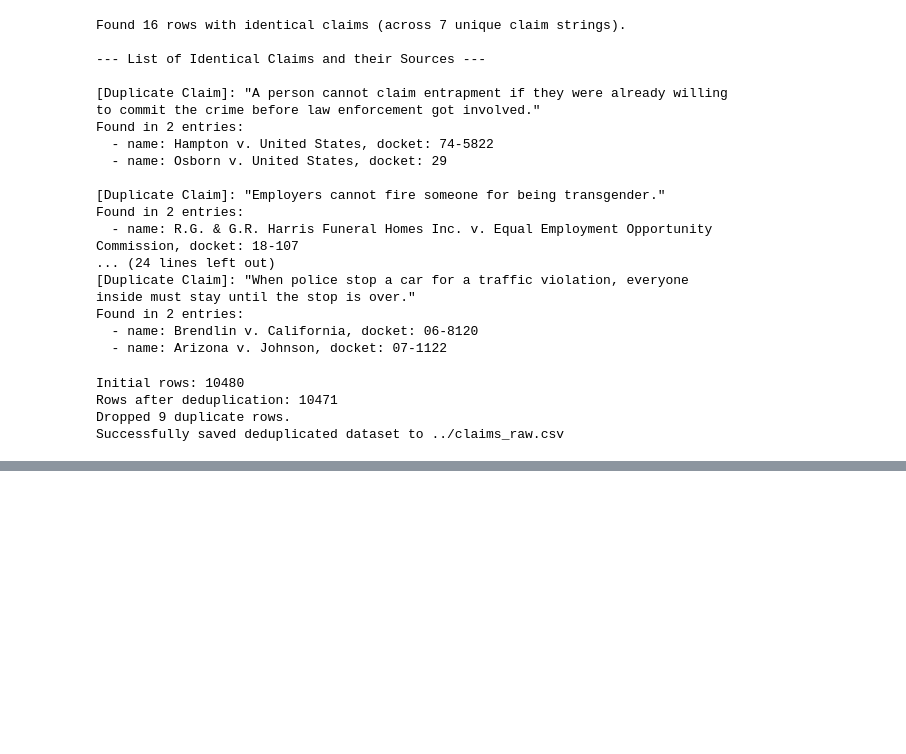
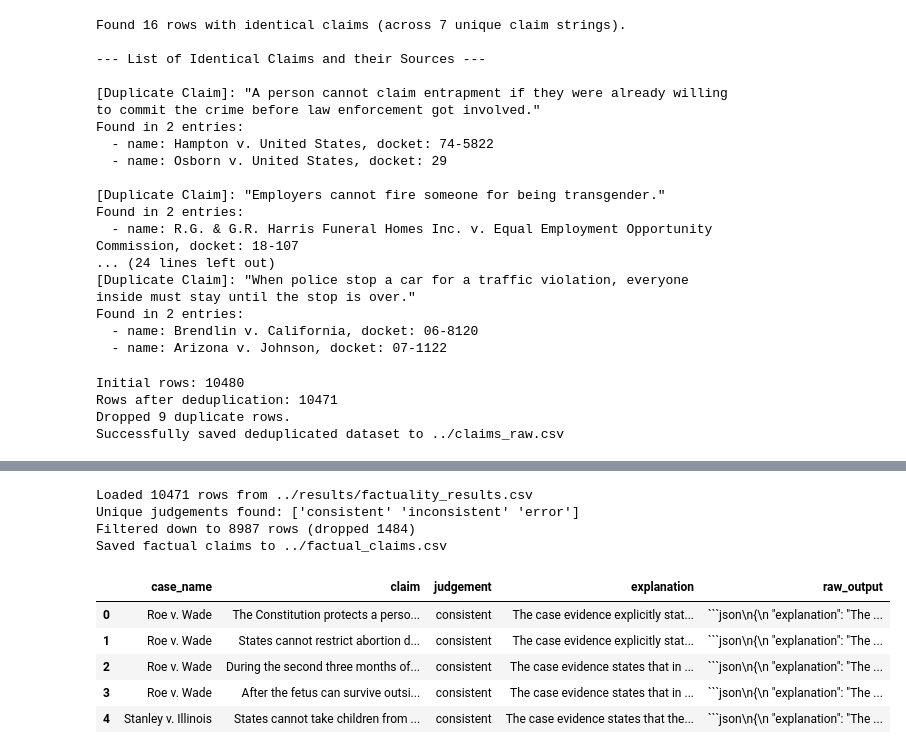
Before and after one commit to idirlab/supreme-court-dataset, a Jupyter notebook: experiments/dataset_test.ipynb, the cells around one changed output, grey strips where cells are left out. Cells and saved outputs as stored; diff of their text form; code cells hidden in the pictures; blank space fills up the shorter version.

````diff
--- a/experiments/dataset_test.ipynb
+++ b/experiments/dataset_test.ipynb
@@ -128,0 +229,50 @@ Successfully saved deduplicated dataset to ../claims_raw.csv
+# %%
+# Filter claims based on factuality results
+from pathlib import Path
+
+results_path = Path("../results/factuality_results.csv")
+output_path = Path("../factual_claims.csv")
+
+if results_path.exists():
+    df_results = pd.read_csv(results_path)
+    print(f"Loaded {len(df_results)} rows from {results_path}")
+
+    if 'judgement' in df_results.columns:
+        # Normalize judgement column
+        df_results['judgement_clean'] = df_results['judgement'].astype(str).str.lower().str.strip()
+
+        # Identify values to drop
+        print("Unique judgements found:", df_results['judgement_clean'].unique())
+
+        # Define drop criteria: "inconsistent" or "errored out"
+        # We use regex to catch variations like "inconsistent" or "error"
+        mask_drop = df_results['judgement_clean'].str.contains('inconsistent|error', case=False, regex=True)
+
+        df_factual = df_results[~mask_drop].copy()
+
+        # Drop the helper column
+        df_factual = df_factual.drop(columns=['judgement_clean'])
+
+        print(f"Filtered down to {len(df_factual)} rows (dropped {mask_drop.sum()})")
+
+        # Save
+        df_factual.to_csv(output_path, index=False)
+        print(f"Saved factual claims to {output_path}")
+
+        # Display sample
+        display(df_factual.head())
+    else:
+        print("Error: 'judgement' column not found in results.")
+else:
+    print(f"Error: Results file not found at {results_path}")
+# %% [output]
+Loaded 10471 rows from ../results/factuality_results.csv
+Unique judgements found: ['consistent' 'inconsistent' 'error']
+Filtered down to 8987 rows (dropped 1484)
+Saved factual claims to ../factual_claims.csv
+|  | case_name | claim | judgement | explanation | raw_output |
+| 0 | Roe v. Wade | The Constitution protects a perso... | consistent | The case evidence explicitly stat... | ```json\n{\n "explanation": "The ... |
+| 1 | Roe v. Wade | States cannot restrict abortion d... | consistent | The case evidence explicitly stat... | ```json\n{\n "explanation": "The ... |
+| 2 | Roe v. Wade | During the second three months of... | consistent | The case evidence states that in ... | ```json\n{\n "explanation": "The ... |
+| 3 | Roe v. Wade | After the fetus can survive outsi... | consistent | The case evidence states that in ... | ```json\n{\n "explanation": "The ... |
+| 4 | Stanley v. Illinois | States cannot take children from ... | consistent | The case evidence states that the... | ```json\n{\n "explanation": "The ... |
````
Also changed, not shown: parts of 3 cells of this notebook, 9 other files.
